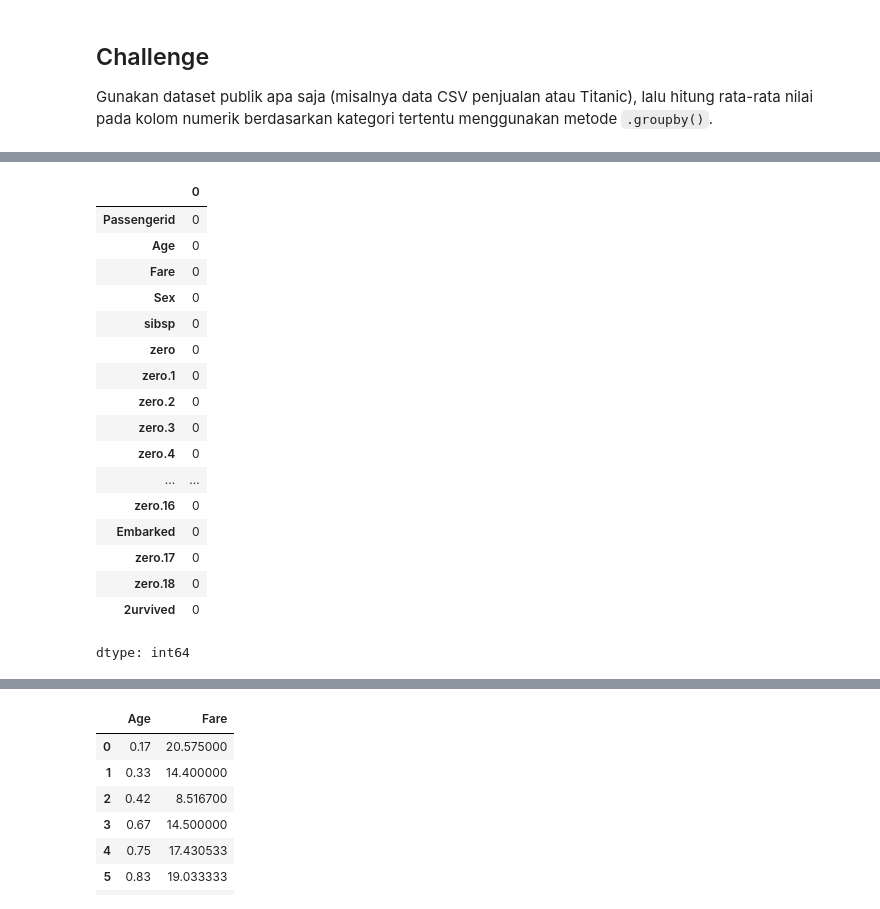
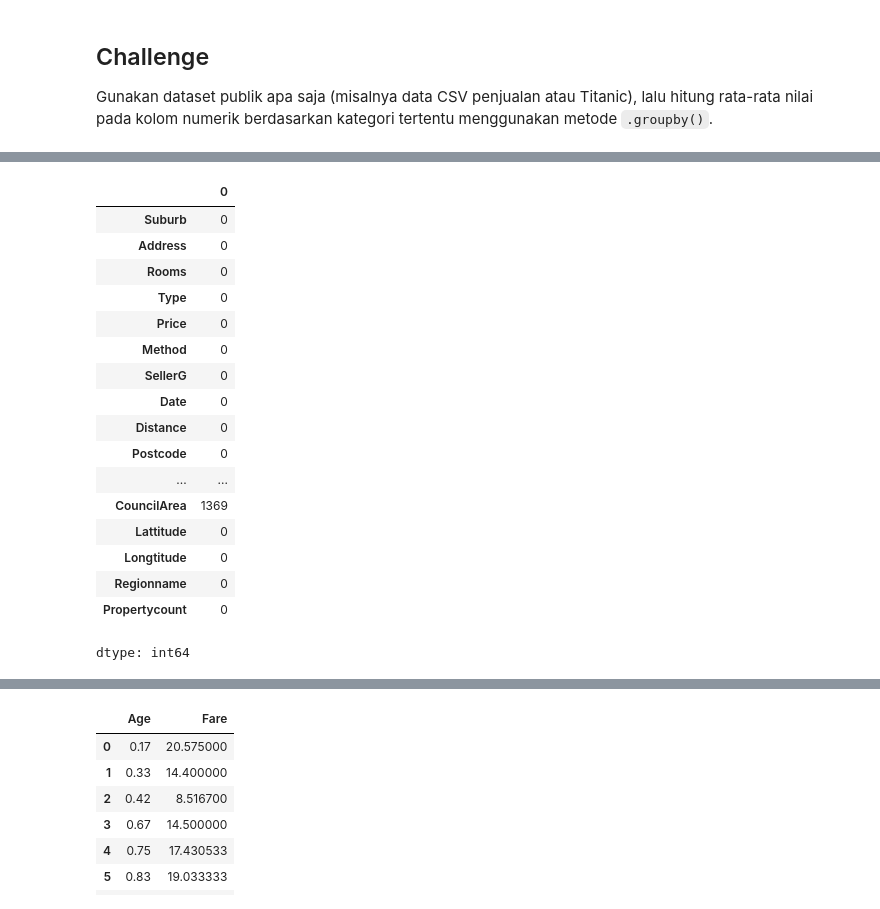
Before and after one commit to fauzan18296/Challenge-Foundations-Of-Data-Manipulation-And-Analysis, a Jupyter notebook: main.ipynb, the cells around one changed output, grey strips where cells are left out. Saved outputs shown, nothing was run; the diff lists cells and outputs as text; code cells hidden in the pictures.

```diff
--- a/main.ipynb
+++ b/main.ipynb
@@ -21,5 +25,4 @@ Using Colab cache for faster access to the 'titanic' dataset.
 # %%
-
-df = pd.read_csv("/kaggle/input/titanic/train_and_test2.csv")
+df = pd.read_csv("/kaggle/input/melbourne-housing-snapshot/melb_data.csv")
 df.head(10)
 # %% [output]
@@ -105,22 +117,22 @@ Berikut beberapa penjelasan untuk menghindari kesalahan terulang kembali:
 # %%
 # Check isi dari NA(Not Available) semua kolom.
-df_clean.isna().sum()
+df_new.isna().sum()
 # %% [output]
 |  | 0 |
-| Passengerid | 0 |
-| Age | 0 |
-| Fare | 0 |
-| Sex | 0 |
-| sibsp | 0 |
-| zero | 0 |
-| zero.1 | 0 |
-| zero.2 | 0 |
-| zero.3 | 0 |
-| zero.4 | 0 |
+| Suburb | 0 |
+| Address | 0 |
+| Rooms | 0 |
+| Type | 0 |
+| Price | 0 |
+| Method | 0 |
+| SellerG | 0 |
+| Date | 0 |
+| Distance | 0 |
+| Postcode | 0 |
 | ... | ... |
-| zero.16 | 0 |
-| Embarked | 0 |
-| zero.17 | 0 |
-| zero.18 | 0 |
-| 2urvived | 0 |
+| CouncilArea | 1369 |
+| Lattitude | 0 |
+| Longtitude | 0 |
+| Regionname | 0 |
+| Propertycount | 0 |
 dtype: int64
```
Also changed, not shown: parts of 15 cells of this notebook.
